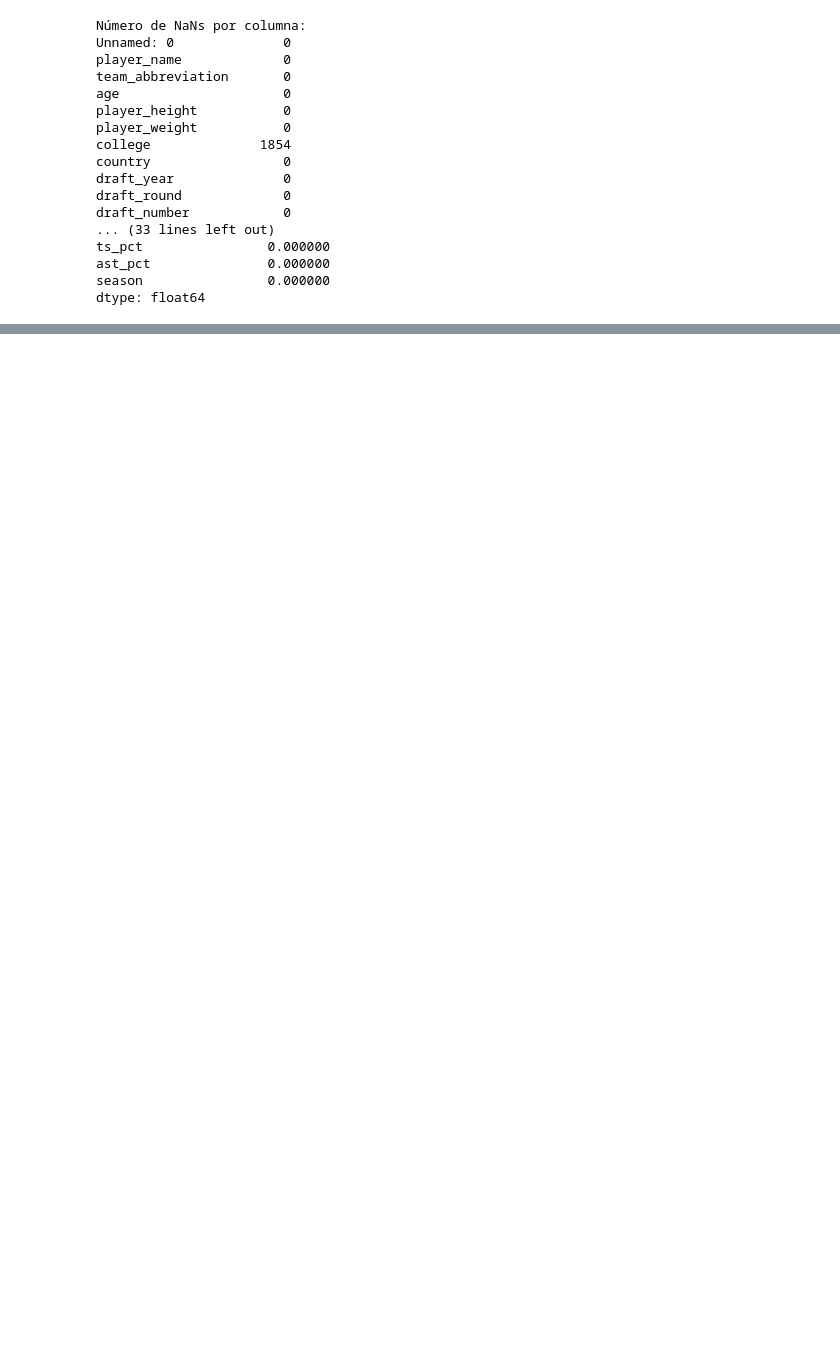
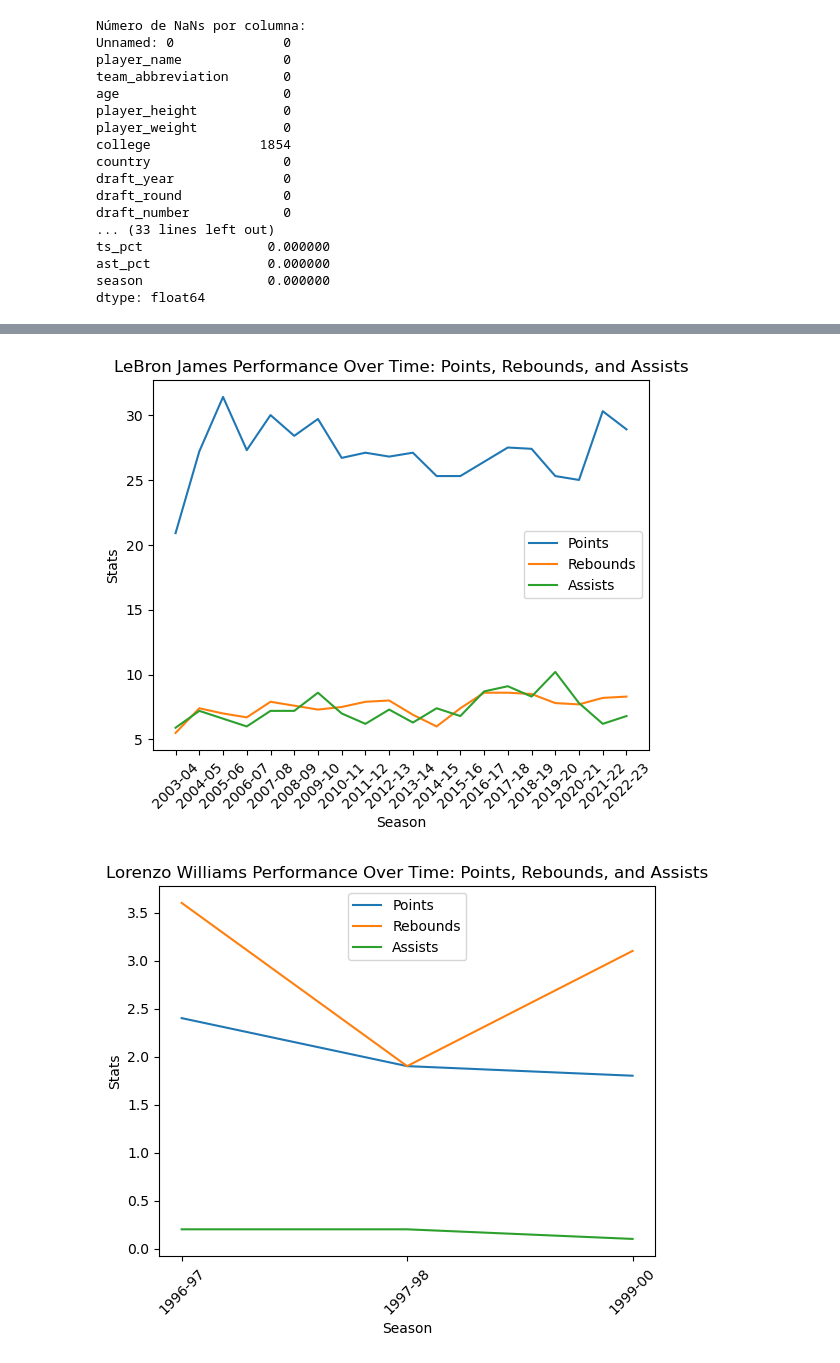
Before and after one commit to YssfDevOps/Rain-In-Australia-Kaggle-Prediction-Project, a Jupyter notebook: nba.ipynb, the cells around one changed output, grey strips where cells are left out. Drawn from its saved outputs; the diff is of its cells as text; code cells hidden in the pictures; blank space fills up the shorter version.

```diff
--- a/nba.ipynb
+++ b/nba.ipynb
@@ -91,0 +218,28 @@ dtype: float64
+# %%
+def plot_player_performance(nba, player_name=None):
+    # If no player_name is provided, select a random player
+    if player_name is None:
+        player_name = random.choice(nba['player_name'])
+
+    # Filter the data for the given player
+    player_data = nba[nba['player_name'] == player_name]
+
+    # Plot the performance over time
+    plt.plot(player_data['season'], player_data['pts'], label='Points')
+    plt.plot(player_data['season'], player_data['reb'], label='Rebounds')
+    plt.plot(player_data['season'], player_data['ast'], label='Assists')
+    plt.xlabel('Season')
+    plt.ylabel('Stats')
+    plt.title(f'{player_name} Performance Over Time: Points, Rebounds, and Assists')
+    plt.legend()
+    plt.xticks(rotation=45)
+    plt.show()
+
+# Now you can call this function with any player name you want
+plot_player_performance(nba, 'LeBron James')
+
+# Or call it without a player name to select a random player
+plot_player_performance(nba)
+# %% [output]
+[figure, added]
+[figure, added]
```
Also changed, not shown: parts of 25 cells of this notebook, 2 other files.
